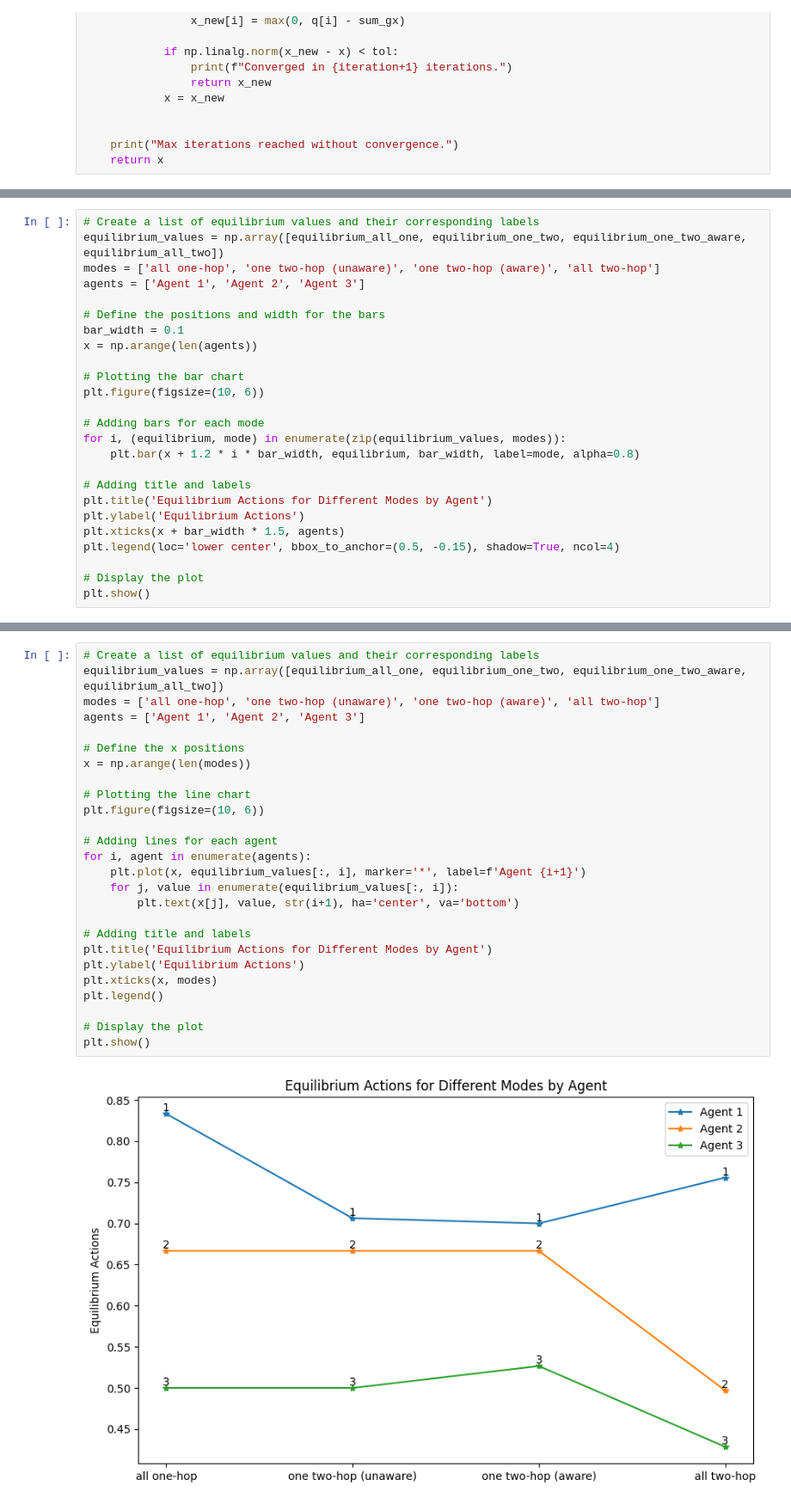
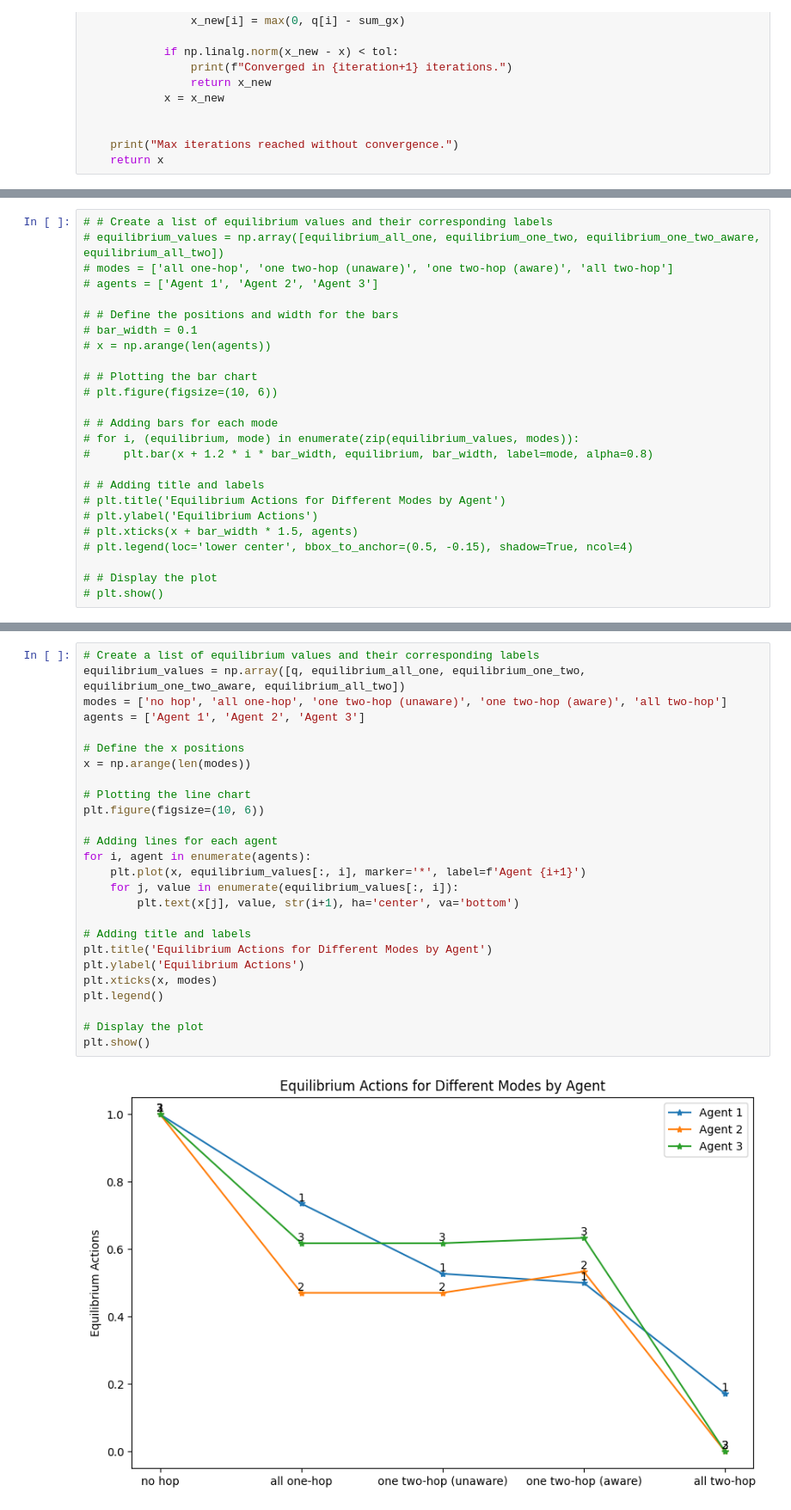
Before and after one commit to RamanEbrahimi/Research, a Jupyter notebook: K-level Network/k-hop - GameSec/k-hop-example_2.ipynb, the cells around one changed output, grey strips where cells are left out. Shown at 86% size. Saved outputs shown, nothing was run; the diff lists cells and outputs as text.

```diff
--- a/K-level Network/k-hop - GameSec/k-hop-example_2.ipynb
+++ b/K-level Network/k-hop - GameSec/k-hop-example_2.ipynb
@@ -190,25 +185,25 @@ Converged in 133 iterations.
 # %%
-# Create a list of equilibrium values and their corresponding labels
-equilibrium_values = np.array([equilibrium_all_one, equilibrium_one_two, equilibrium_one_two_aware, equilibrium_all_two])
-modes = ['all one-hop', 'one two-hop (unaware)', 'one two-hop (aware)', 'all two-hop']
-agents = ['Agent 1', 'Agent 2', 'Agent 3']
+# # Create a list of equilibrium values and their corresponding labels
+# equilibrium_values = np.array([equilibrium_all_one, equilibrium_one_two, equilibrium_one_two_aware, equilibrium_all_two])
+# modes = ['all one-hop', 'one two-hop (unaware)', 'one two-hop (aware)', 'all two-hop']
+# agents = ['Agent 1', 'Agent 2', 'Agent 3']
 
-# Define the positions and width for the bars
-bar_width = 0.1
-x = np.arange(len(agents))
+# # Define the positions and width for the bars
+# bar_width = 0.1
+# x = np.arange(len(agents))
 
-# Plotting the bar chart
-plt.figure(figsize=(10, 6))
+# # Plotting the bar chart
+# plt.figure(figsize=(10, 6))
 
-# Adding bars for each mode
-for i, (equilibrium, mode) in enumerate(zip(equilibrium_values, modes)):
-    plt.bar(x + 1.2 * i * bar_width, equilibrium, bar_width, label=mode, alpha=0.8)
+# # Adding bars for each mode
+# for i, (equilibrium, mode) in enumerate(zip(equilibrium_values, modes)):
+#     plt.bar(x + 1.2 * i * bar_width, equilibrium, bar_width, label=mode, alpha=0.8)
 
-# Adding title and labels
-plt.title('Equilibrium Actions for Different Modes by Agent')
-plt.ylabel('Equilibrium Actions')
-plt.xticks(x + bar_width * 1.5, agents)
-plt.legend(loc='lower center', bbox_to_anchor=(0.5, -0.15), shadow=True, ncol=4)
+# # Adding title and labels
+# plt.title('Equilibrium Actions for Different Modes by Agent')
+# plt.ylabel('Equilibrium Actions')
+# plt.xticks(x + bar_width * 1.5, agents)
+# plt.legend(loc='lower center', bbox_to_anchor=(0.5, -0.15), shadow=True, ncol=4)
 
-# Display the plot
-plt.show()
+# # Display the plot
+# plt.show()
@@ -217,31 +210,31 @@ plt.show()
 # %%
 # Create a list of equilibrium values and their corresponding labels
-equilibrium_values = np.array([equilibrium_all_one, equilibrium_one_two, equilibrium_one_two_aware, equilibrium_all_two])
-modes = ['all one-hop', 'one two-hop (unaware)', 'one two-hop (aware)', 'all two-hop']
+equilibrium_values = np.array([q, equilibrium_all_one, equilibrium_one_two, equilibrium_one_two_aware, equilibrium_all_two])
+modes = ['no hop', 'all one-hop', 'one two-hop (unaware)', 'one two-hop (aware)', 'all two-hop']
 agents = ['Agent 1', 'Agent 2', 'Agent 3']
 
 # Define the x positions
 x = np.arange(len(modes))
 
 # Plotting the line chart
 plt.figure(figsize=(10, 6))
 
 # Adding lines for each agent
 for i, agent in enumerate(agents):
     plt.plot(x, equilibrium_values[:, i], marker='*', label=f'Agent {i+1}')
     for j, value in enumerate(equilibrium_values[:, i]):
         plt.text(x[j], value, str(i+1), ha='center', va='bottom')
 
 # Adding title and labels
 plt.title('Equilibrium Actions for Different Modes by Agent')
 plt.ylabel('Equilibrium Actions')
 plt.xticks(x, modes)
 plt.legend()
 
 # Display the plot
 plt.show()
 # %% [output]
-[figure, old version]
+[figure, new version]
 # %%
 G = np.array([[0, 0, 0],
               [-0.3, 0, 0],
```
Also changed, not shown: parts of 3 cells of this notebook, 3 other files.
